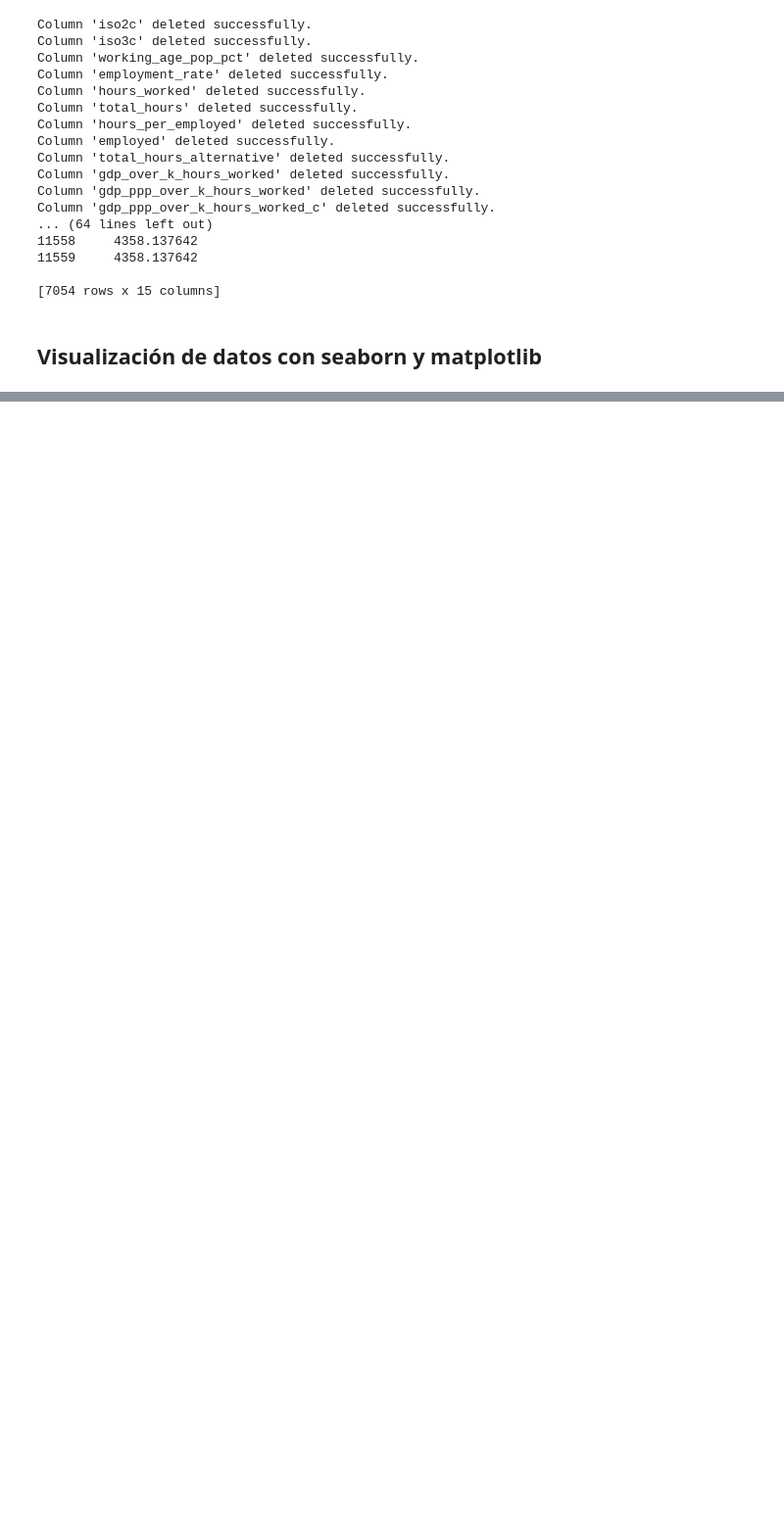
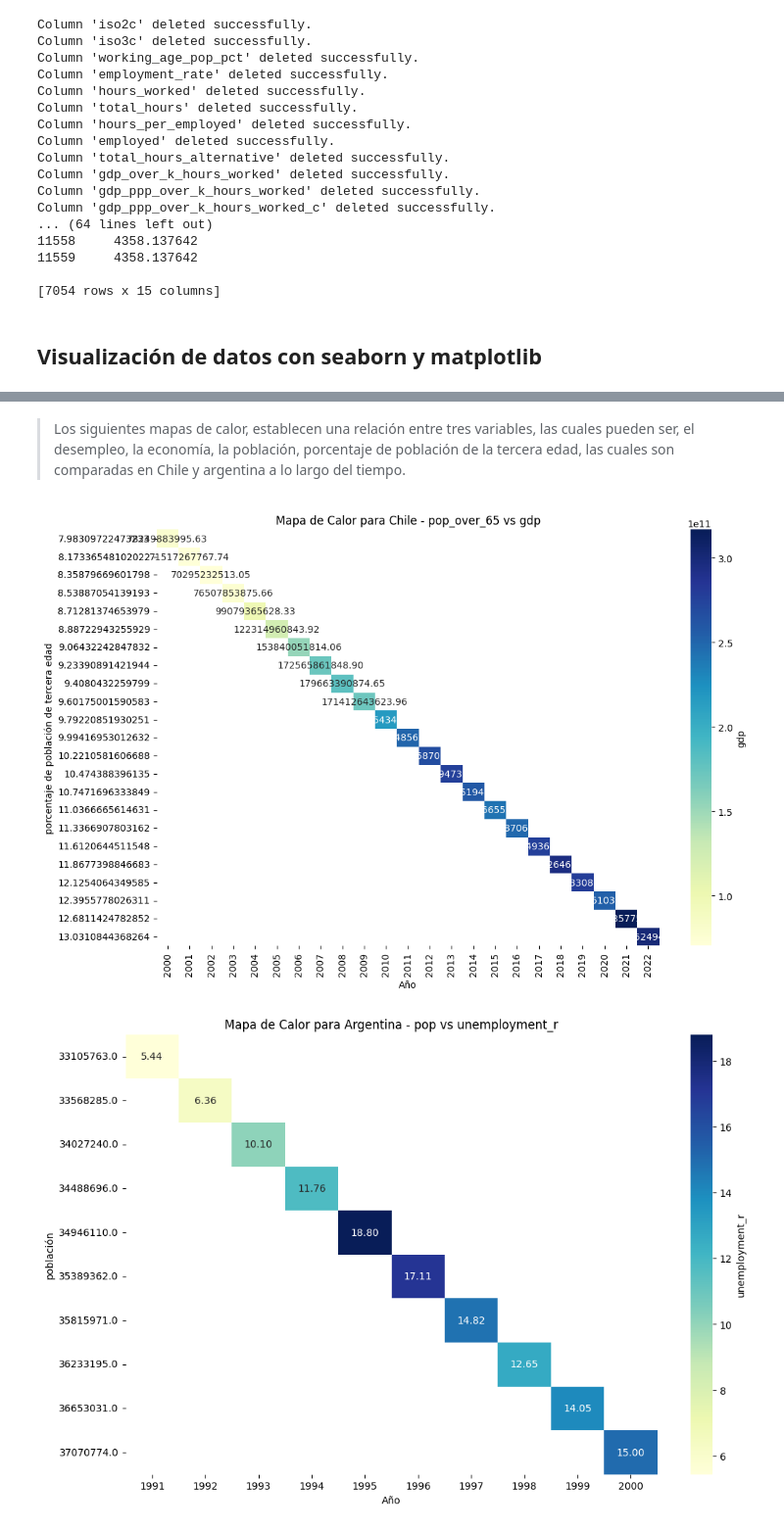
Before and after one commit to Tatoloops/PublicRepository, a Jupyter notebook: Python/Taller3.ipynb, the cells around one changed output, grey strips where cells are left out. Shown at 98% size. Saved outputs shown, nothing was run; the diff lists cells and outputs as text; code cells hidden in the pictures; blank space fills up the shorter version.

```diff
--- a/Python/Taller3.ipynb
+++ b/Python/Taller3.ipynb
@@ -150,0 +228,38 @@ data_comparison(dataFrame, 2000, 2022, ['Peru', 'Argentina','Chile'], 'unemploym
+# %% [markdown]
+> Los siguientes mapas de calor, establecen una relación entre tres variables, las cuales pueden ser, el desempleo, la economía, la población, porcentaje de población de la tercera edad, las cuales son comparadas en Chile y argentina a lo largo del tiempo.
+# %%
+def EtiquetarAxis (axis):
+  if axis == "pop":
+    return "población"
+  elif axis == "gdp":
+    return "gdp"
+  elif axis == "unemployment_r":
+    return "porcentaje de desempleo"
+  elif axis == "pop_over_65":
+    return "porcentaje de población de tercera edad"
+  elif axis == "gdp_over_pop":
+    return "gdp por población"
+
+def construir_mapa_calor_individual(data_frame, año_inicio, año_termino, país, param_a, param_b):
+    # Filtrar el DataFrame según los parámetros proporcionados
+    df_filtrado = data_frame[(data_frame['country'] == país) & (data_frame['year'] >= año_inicio) & (data_frame['year'] <= año_termino)]
+
+    # Crear el mapa de calor con Seaborn
+    plt.figure(figsize=(12, 8))
+    pivot_df = df_filtrado.pivot_table(index=param_a, columns='year', values=param_b, aggfunc='mean')
+    ax = sns.heatmap(pivot_df, cmap="YlGnBu", annot=True, fmt=".2f", cbar_kws={'label': param_b})
+
+    # Añadir etiquetas y título
+    plt.xlabel('Año')
+    plt.ylabel(EtiquetarAxis(param_a))
+    plt.title(f'Mapa de Calor para {país} - {param_a} vs {param_b}')
+
+    # Mostrar el gráfico
+    plt.show()
+
+#Usar y construir mapas de calor
+construir_mapa_calor_individual(dataFrame, 2000, 2022, 'Chile', 'pop_over_65', 'gdp')
+construir_mapa_calor_individual(dataFrame, 1990, 2000, 'Argentina', 'pop', 'unemployment_r')
+# %% [output]
+[figure, added]
+[figure, added]
```
Also changed, not shown: parts of 9 cells of this notebook.
